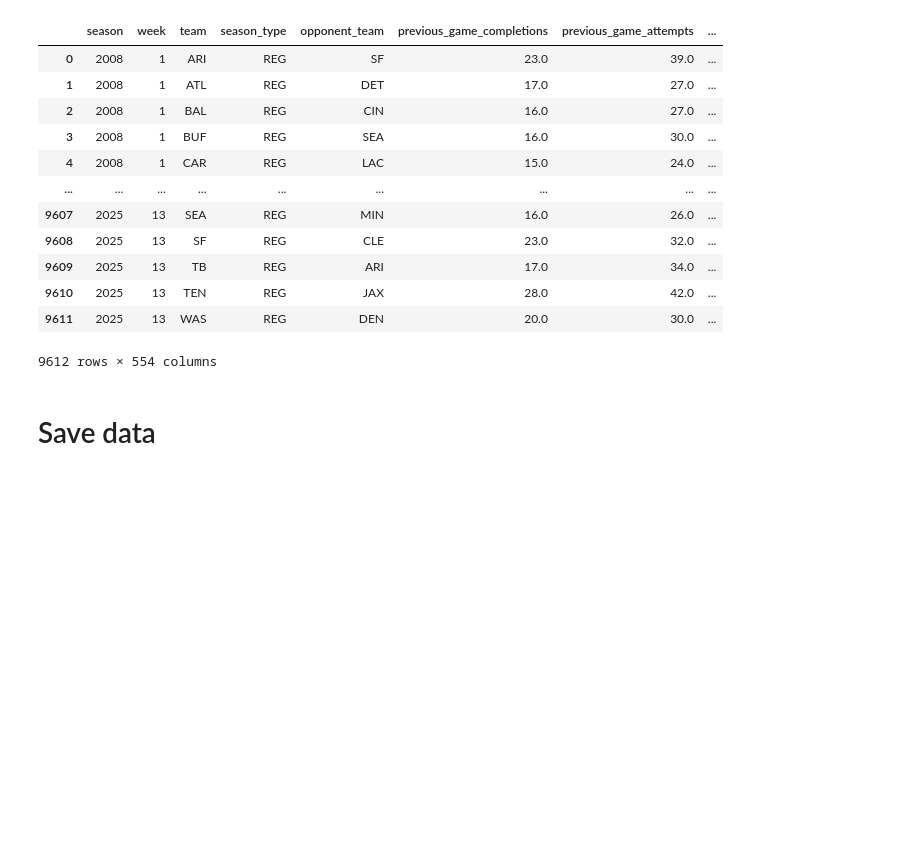
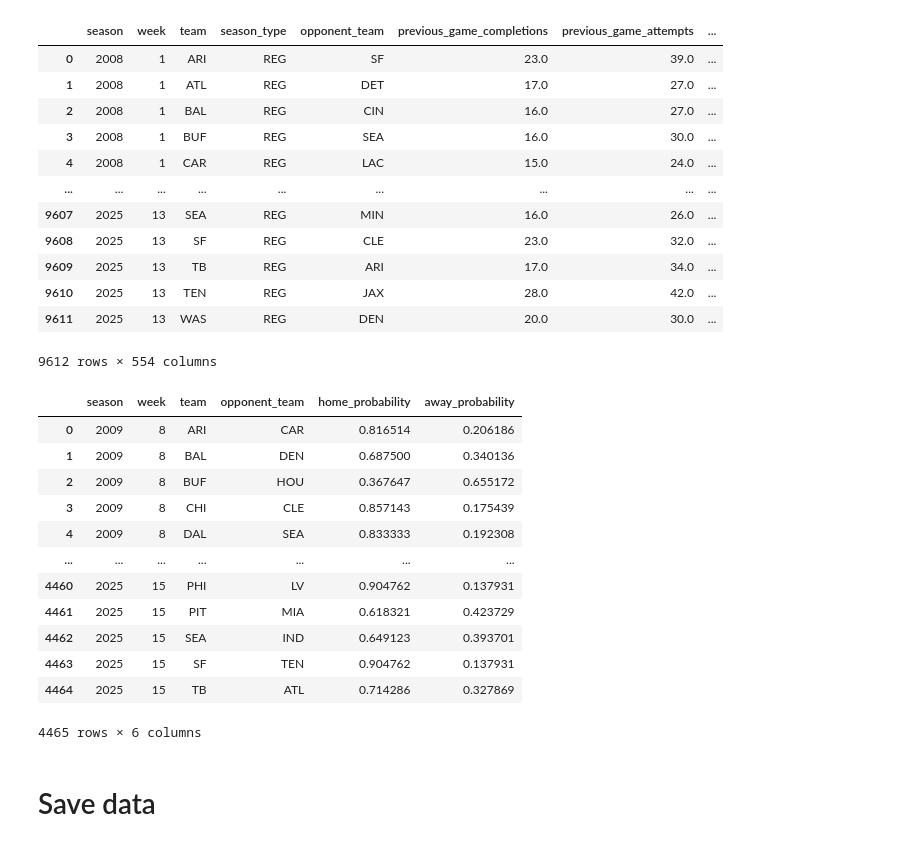
Before and after one commit to nico-fb/NFLPredictions, a Jupyter notebook: src/data_loading.ipynb, the cells around one changed output. Cells and saved outputs as stored; diff of their text form; code cells hidden in the pictures; blank space fills up the shorter version.

Commit message:
Add odds data

```diff
--- a/src/data_loading.ipynb
+++ b/src/data_loading.ipynb
@@ -215,3 +298,4 @@ def preprocess_team_data(df):
 # %%
-df = preprocess_team_data(team_stats)
+game_df = preprocess_team_data(team_stats)
+odds_df = preprocess_schedule_data(schedules)
 # %%
@@ -230,6 +314,22 @@ df
 | 9610 | 2025 | 13 | TEN | REG | JAX | 28.0 | 42.0 | ... |
 | 9611 | 2025 | 13 | WAS | REG | DEN | 20.0 | 30.0 | ... |
 9612 rows × 554 columns
+# %%
+odds_df
+# %% [output]
+|  | season | week | team | opponent_team | home_probability | away_probability |
+| 0 | 2009 | 8 | ARI | CAR | 0.816514 | 0.206186 |
+| 1 | 2009 | 8 | BAL | DEN | 0.687500 | 0.340136 |
+| 2 | 2009 | 8 | BUF | HOU | 0.367647 | 0.655172 |
+| 3 | 2009 | 8 | CHI | CLE | 0.857143 | 0.175439 |
+| 4 | 2009 | 8 | DAL | SEA | 0.833333 | 0.192308 |
+| ... | ... | ... | ... | ... | ... | ... |
+| 4460 | 2025 | 15 | PHI | LV | 0.904762 | 0.137931 |
+| 4461 | 2025 | 15 | PIT | MIA | 0.618321 | 0.423729 |
+| 4462 | 2025 | 15 | SEA | IND | 0.649123 | 0.393701 |
+| 4463 | 2025 | 15 | SF | TEN | 0.904762 | 0.137931 |
+| 4464 | 2025 | 15 | TB | ATL | 0.714286 | 0.327869 |
+4465 rows × 6 columns
 # %% [markdown]
 # Save data
 # %%
```
Also changed, not shown: parts of 4 cells of this notebook, 3 other files.
